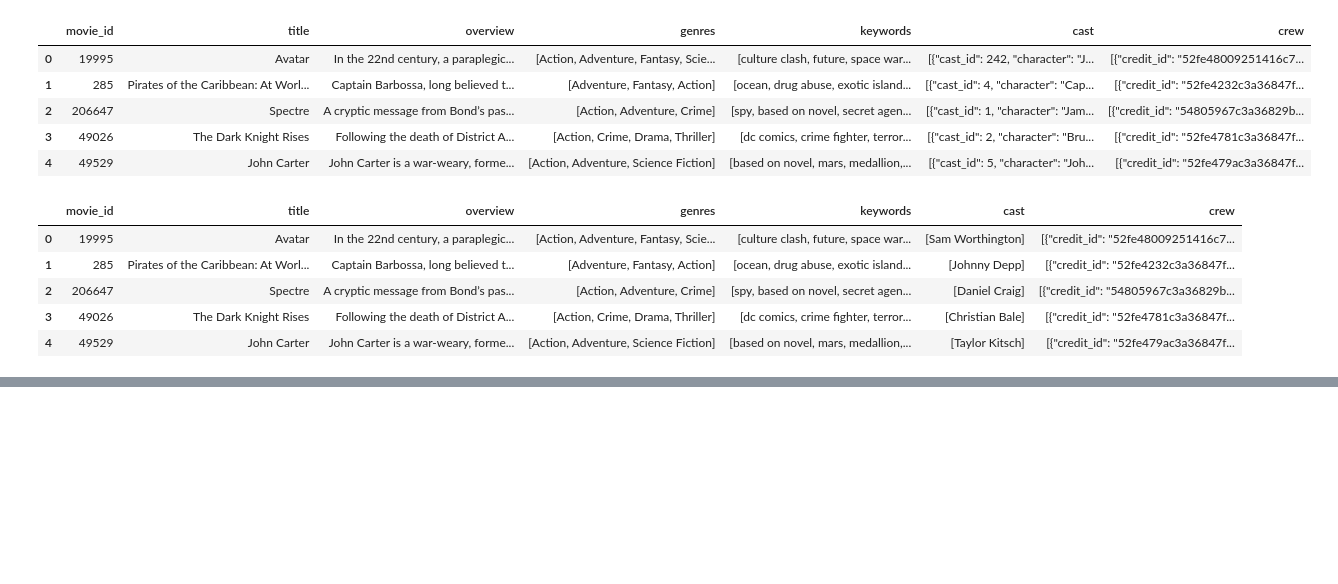
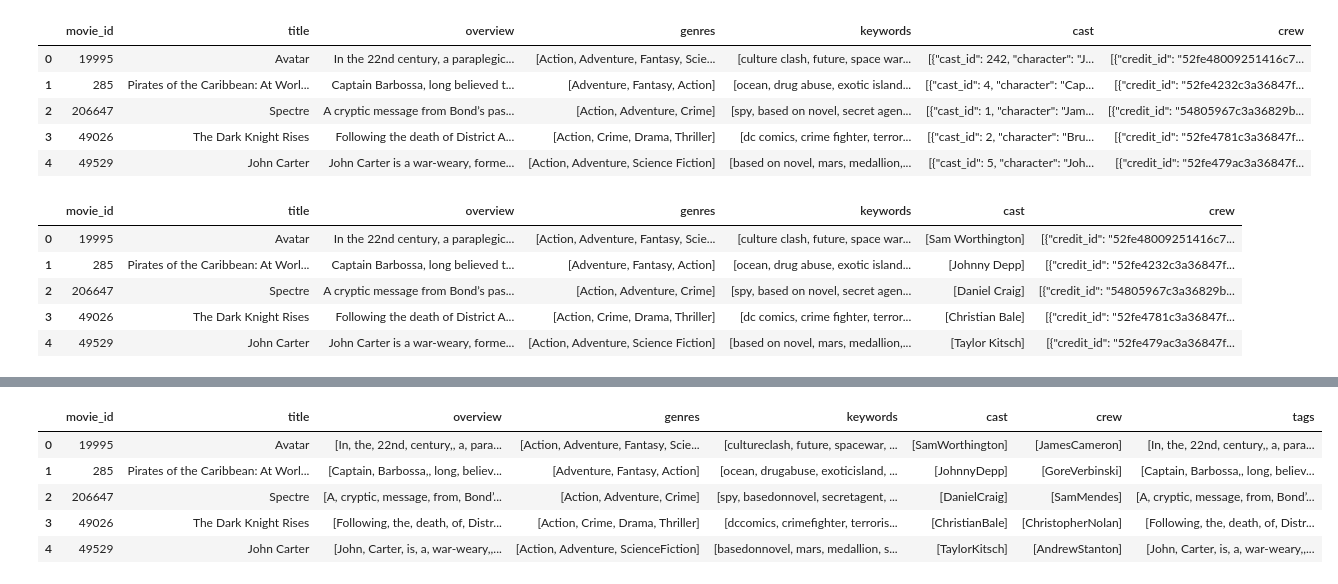
Before and after one commit to IshitaSinha2002/Movie-Recommendation-System, a Jupyter notebook: Movie_Recommendation.ipynb, the cells around one changed output, grey strips where cells are left out. Drawn from its saved outputs; the diff is of its cells as text; code cells hidden in the pictures; blank space fills up the shorter version.

```diff
--- a/Movie_Recommendation.ipynb
+++ b/Movie_Recommendation.ipynb
@@ -119,3 +119,12 @@ movies_df.head()
 | 2 | 206647 | Spectre | A cryptic message from Bond’s pas... | [Action, Adventure, Crime] | [spy, based on novel, secret agen... | [Daniel Craig] | [{"credit_id": "54805967c3a36829b... |
 | 3 | 49026 | The Dark Knight Rises | Following the death of District A... | [Action, Crime, Drama, Thriller] | [dc comics, crime fighter, terror... | [Christian Bale] | [{"credit_id": "52fe4781c3a36847f... |
 | 4 | 49529 | John Carter | John Carter is a war-weary, forme... | [Action, Adventure, Science Fiction] | [based on novel, mars, medallion,... | [Taylor Kitsch] | [{"credit_id": "52fe479ac3a36847f... |
+# %%
+def fetch_director(obj):
+    L=[]
+    for i in ast.literal_eval(obj):
+        if i['job']=='Director':
+            L.append(i['name'])
+    return L
+# %%
+movies_df['crew']=movies_df['crew'].apply(fetch_director)
@@ -121,0 +140,2 @@ movies_df.head()
+# %%
+movies_df['overview']=movies_df['overview'].apply(lambda x:x.split())
@@ -121,0 +151,5 @@ movies_df.head()
+# %%
+movies_df['genres'] = movies_df['genres'].apply(lambda x: [i.replace(" ", "") for i in x] if isinstance(x, list) else [])
+movies_df['keywords'] = movies_df['keywords'].apply(lambda x: [i.replace(" ", "") for i in x] if isinstance(x, list) else [])
+movies_df['cast'] = movies_df['cast'].apply(lambda x: [i.replace(" ", "") for i in x] if isinstance(x, list) else [])
+movies_df['crew'] = movies_df['crew'].apply(lambda x: [i.replace(" ", "") for i in x] if isinstance(x, list) else [])
@@ -121,0 +165,10 @@ movies_df.head()
+# %%
+movies_df['tags']=movies_df['overview']+movies_df['genres']+movies_df['keywords']+movies_df['cast']+movies_df['crew']
+movies_df.head()
+# %% [output]
+|  | movie_id | title | overview | genres | keywords | cast | crew | tags |
+| 0 | 19995 | Avatar | [In, the, 22nd, century,, a, para... | [Action, Adventure, Fantasy, Scie... | [cultureclash, future, spacewar, ... | [SamWorthington] | [JamesCameron] | [In, the, 22nd, century,, a, para... |
+| 1 | 285 | Pirates of the Caribbean: At Worl... | [Captain, Barbossa,, long, believ... | [Adventure, Fantasy, Action] | [ocean, drugabuse, exoticisland, ... | [JohnnyDepp] | [GoreVerbinski] | [Captain, Barbossa,, long, believ... |
+| 2 | 206647 | Spectre | [A, cryptic, message, from, Bond’... | [Action, Adventure, Crime] | [spy, basedonnovel, secretagent, ... | [DanielCraig] | [SamMendes] | [A, cryptic, message, from, Bond’... |
+| 3 | 49026 | The Dark Knight Rises | [Following, the, death, of, Distr... | [Action, Crime, Drama, Thriller] | [dccomics, crimefighter, terroris... | [ChristianBale] | [ChristopherNolan] | [Following, the, death, of, Distr... |
+| 4 | 49529 | John Carter | [John, Carter, is, a, war-weary,,... | [Action, Adventure, ScienceFiction] | [basedonnovel, mars, medallion, s... | [TaylorKitsch] | [AndrewStanton] | [John, Carter, is, a, war-weary,,... |
```
Also changed, not shown: parts of 25 cells of this notebook, 1 other file.
